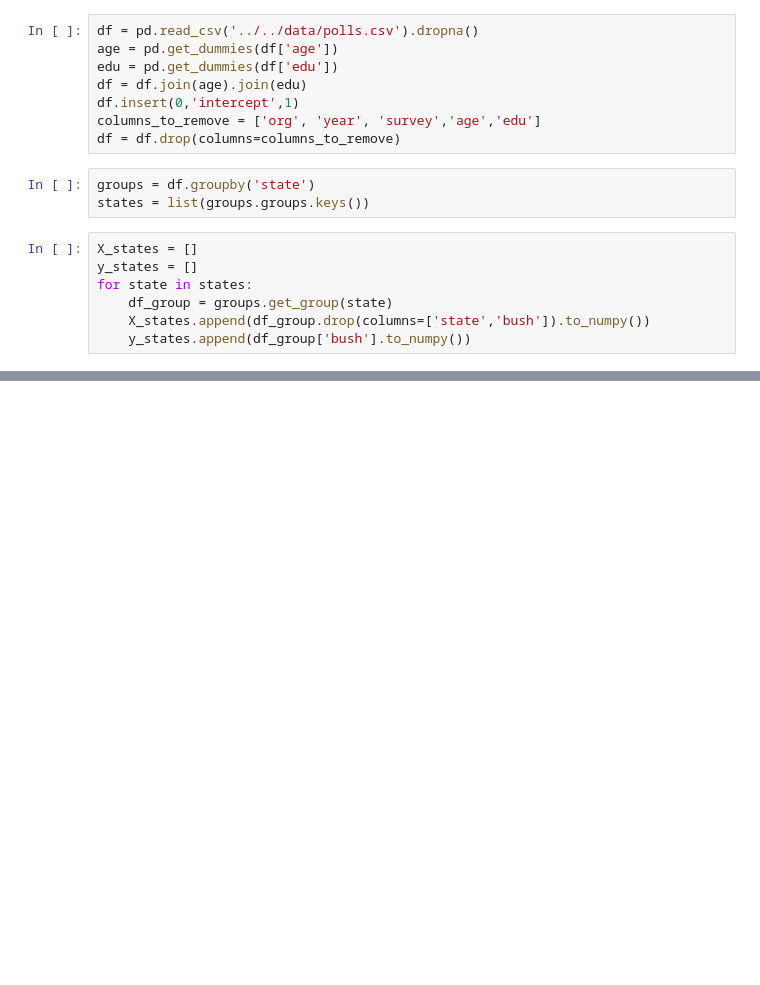
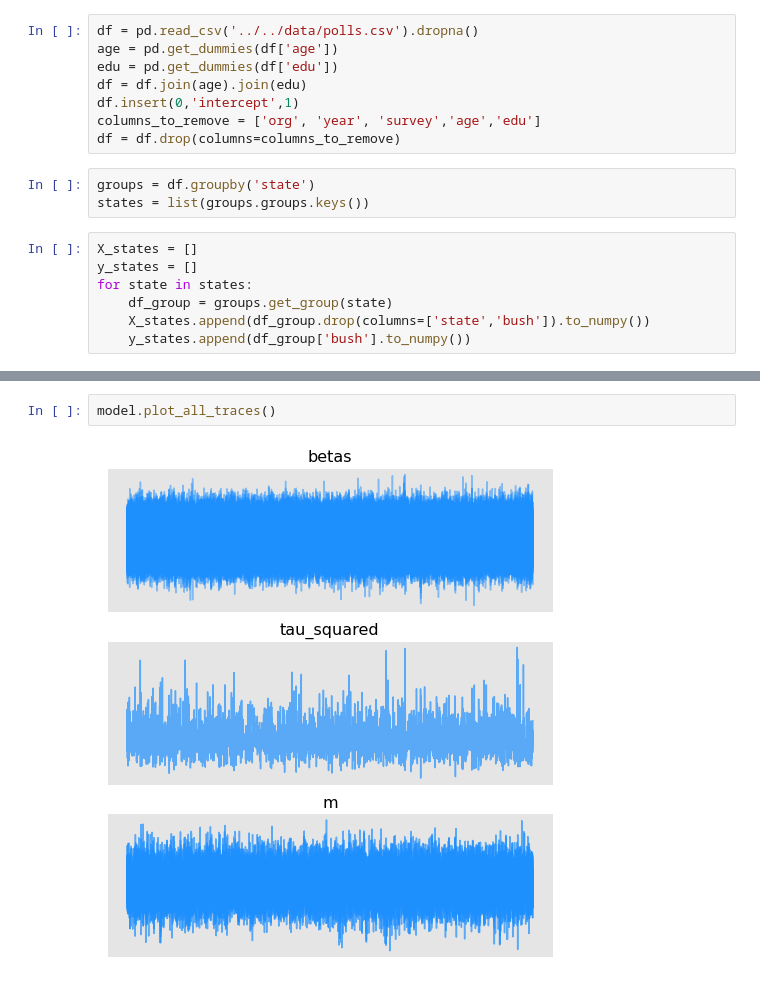
Before and after one commit to JulietteFranque/SDS383D_JF, a Jupyter notebook: exercises-05/notebooks/polls.ipynb, the cells around one changed output, grey strips where cells are left out. Drawn from its saved outputs; the diff is of its cells as text; blank space fills up the shorter version.

```diff
--- a/exercises-05/notebooks/polls.ipynb
+++ b/exercises-05/notebooks/polls.ipynb
@@ -35,0 +50,4 @@ model.plot_all_histograms()
+# %%
+model.plot_all_traces()
+# %% [output]
+[figure, added]
```
Also changed, not shown: parts of 4 cells of this notebook.
